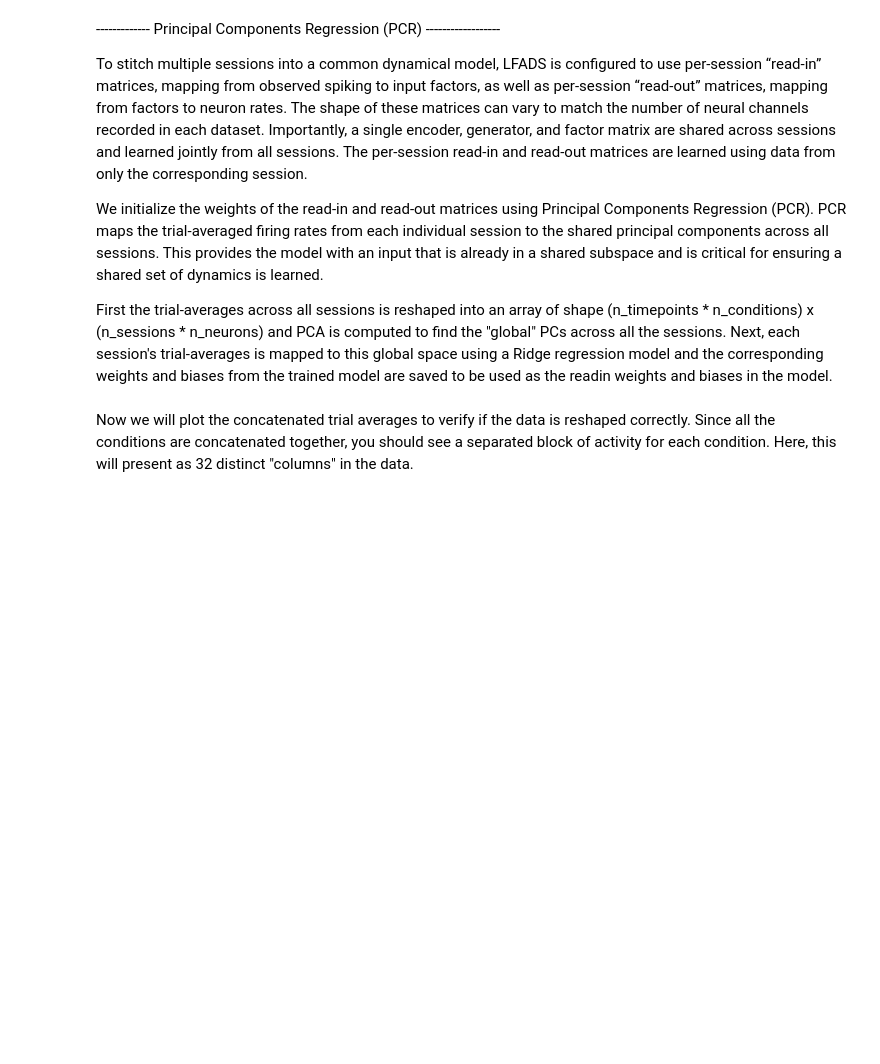
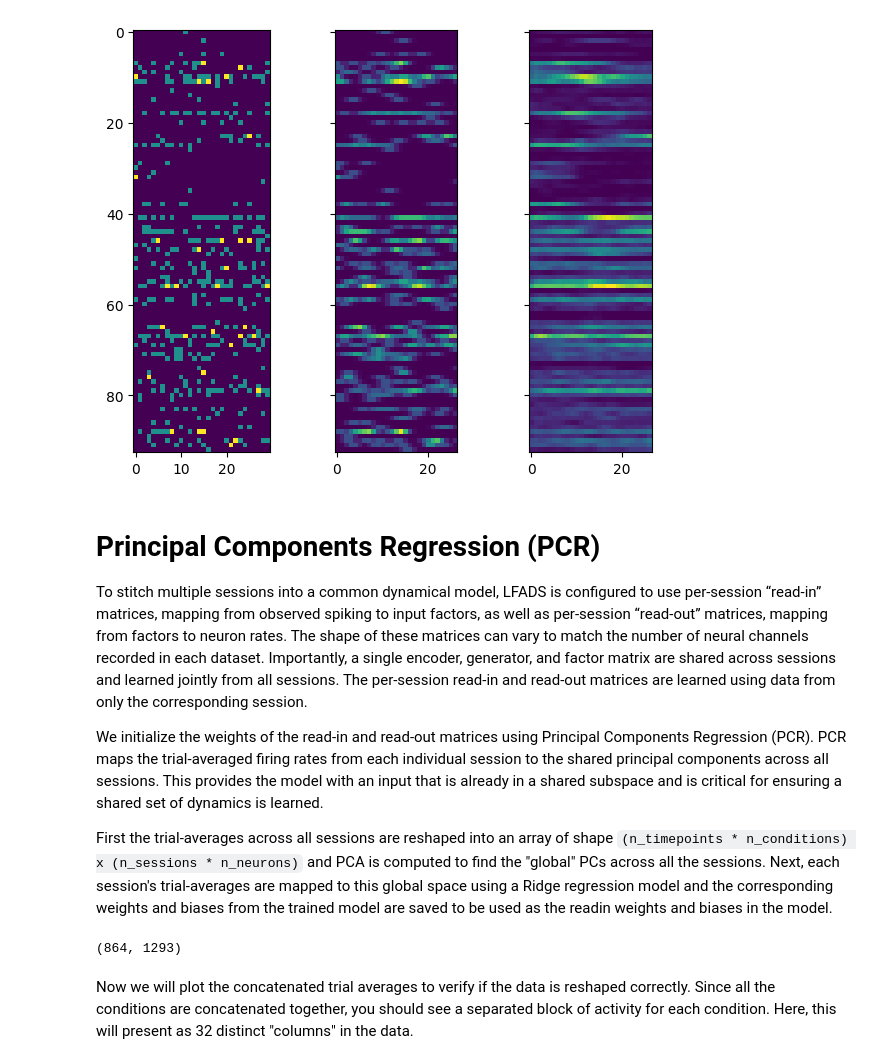
Before and after one commit to arsedler9/lfads-torch, a Jupyter notebook: tutorials/multisession/multisession_data_preparation.ipynb, the cells around one changed output. Drawn from its saved outputs; the diff is of its cells as text; code cells hidden in the pictures; blank space fills up the shorter version.

```diff
--- a/tutorials/multisession/multisession_data_preparation.ipynb
+++ b/tutorials/multisession/multisession_data_preparation.ipynb
@@ -124,0 +118,10 @@ for k in cond_sep_smooth_align_spikes:
+# %%
+from scipy.signal import lfilter
+
+# Remove convolution artifacts
+invalid_len = len(window) // 2
+
+smth_spikes = {}
+for session in spikes:
+    # Convolve each session with the gaussian window (10s); previously 2m15s
+    smth_spikes[session] = lfilter(window, 1, spikes[session], axis=1)[:, invalid_len:, :]
@@ -124,0 +130,11 @@ for k in cond_sep_smooth_align_spikes:
+# %%
+psths = {}
+for session in spikes:
+    sess_smth_spikes = smth_spikes[session]
+    sess_conds = conds[session]
+    sess_psths = []
+    for cond in np.unique(sess_conds):
+        psth = np.mean(sess_smth_spikes[sess_conds == cond], axis=0)
+        sess_psths.append(psth)
+    psths[session] = np.array(sess_psths)
+{sess: p.shape for sess, p in psths.items()}
@@ -125,8 +154,18 @@ for k in cond_sep_smooth_align_spikes:
+# %%
+# Visualize raw spikes, smoothed spikes, and PSTHs
+condition = 0
+fig, (ax1, ax2, ax3) = plt.subplots(ncols=3, sharey=True)
+_ = ax1.imshow(spikes[session][conds[session] == condition][0].T)
+_ = ax2.imshow(smth_spikes[session][conds[session] == condition][0].T)
+_ = ax3.imshow(psths[session][condition].T)
+plt.tight_layout()
+# %% [output]
+[figure, added]
 # %% [markdown]
-------------- Principal Components Regression (PCR) ------------------
+# Principal Components Regression (PCR)
 
 To stitch multiple sessions into a common dynamical model, LFADS is configured to use per-session “read-in” matrices, mapping from observed spiking to input factors, as well as per-session “read-out” matrices, mapping from factors to neuron rates. The shape of these matrices can vary to match the number of neural channels recorded in each dataset. Importantly, a single encoder, generator, and factor matrix are shared across sessions and learned jointly from all sessions. The per-session read-in and read-out matrices are learned using data from only the corresponding session.
 
 We initialize the weights of the read-in and read-out matrices using Principal Components Regression (PCR). PCR maps the trial-averaged firing rates from each individual session to the shared principal components across all sessions. This provides the model with an input that is already in a shared subspace and is critical for ensuring a shared set of dynamics is learned.
 
-First the trial-averages across all sessions is reshaped into an array of shape (n_timepoints * n_conditions) x (n_sessions * n_neurons) and PCA is computed to find the "global" PCs across all the sessions. Next, each session's trial-averages is mapped to this global space using a Ridge regression model and the corresponding weights and biases from the trained model are saved to be used as the readin weights and biases in the model.
+First the trial-averages across all sessions are reshaped into an array of shape `(n_timepoints * n_conditions) x (n_sessions * n_neurons)` and PCA is computed to find the "global" PCs across all the sessions. Next, each session's trial-averages are mapped to this global space using a Ridge regression model and the corresponding weights and biases from the trained model are saved to be used as the readin weights and biases in the model.
@@ -152,3 +172,10 @@ channel_mean_all = np.hstack(ch_means_days)
+# %%
+sessions = sorted(spikes.keys())
+combined_psths = np.concatenate([psths[s] for s in sessions], axis=-1)
+combined_psths = combined_psths.reshape(-1, combined_psths.shape[-1])
+print(combined_psths.shape)
+# %% [output]
+(864, 1293)
 # %% [markdown]
 Now we will plot the concatenated trial averages to verify if the data is reshaped correctly. Since all the conditions are concatenated together,
 you should see a separated block of activity for each condition. Here, this will present as 32 distinct "columns" in the data.
```
Also changed, not shown: parts of 34 cells of this notebook, 3 other files.
